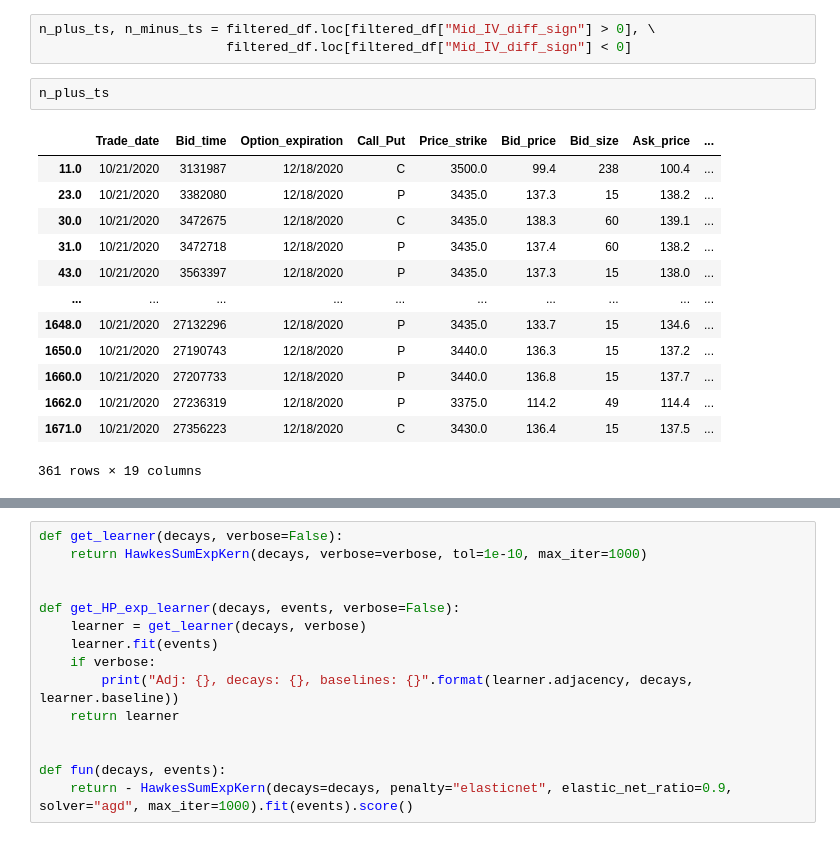
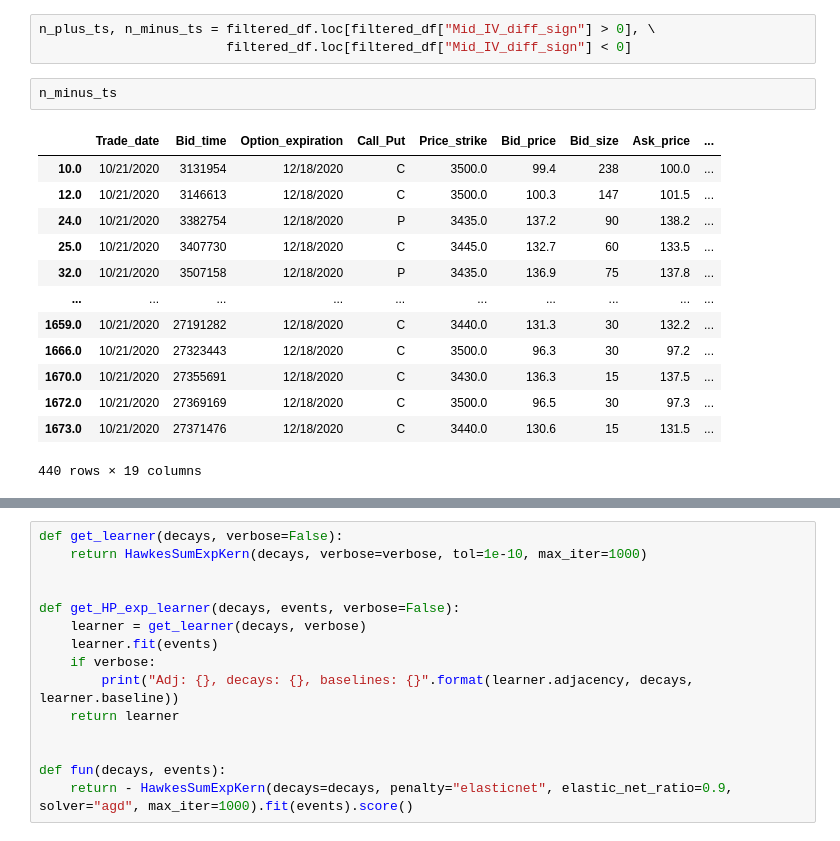
Before and after one commit to eugene195/HPVol, a Jupyter notebook: Data_plots.ipynb, the cells around one changed output, grey strips where cells are left out. Drawn from its saved outputs; the diff is of its cells as text.

```diff
--- a/Data_plots.ipynb
+++ b/Data_plots.ipynb
@@ -198,20 +191,20 @@ show_ts_df(filtered_df)
 # %%
 n_plus_ts, n_minus_ts = filtered_df.loc[filtered_df["Mid_IV_diff_sign"] > 0], \
                         filtered_df.loc[filtered_df["Mid_IV_diff_sign"] < 0]
-# %%
-n_plus_ts
-# %% [output]
-|  | Trade_date | Bid_time | Option_expiration | Call_Put | Price_strike | Bid_price | Bid_size | Ask_price | ... |
-| 11.0 | 10/21/2020 | 3131987 | 12/18/2020 | C | 3500.0 | 99.4 | 238 | 100.4 | ... |
-| 23.0 | 10/21/2020 | 3382080 | 12/18/2020 | P | 3435.0 | 137.3 | 15 | 138.2 | ... |
-| 30.0 | 10/21/2020 | 3472675 | 12/18/2020 | C | 3435.0 | 138.3 | 60 | 139.1 | ... |
-| 31.0 | 10/21/2020 | 3472718 | 12/18/2020 | P | 3435.0 | 137.4 | 60 | 138.2 | ... |
-| 43.0 | 10/21/2020 | 3563397 | 12/18/2020 | P | 3435.0 | 137.3 | 15 | 138.0 | ... |
-| ... | ... | ... | ... | ... | ... | ... | ... | ... | ... |
-| 1648.0 | 10/21/2020 | 27132296 | 12/18/2020 | P | 3435.0 | 133.7 | 15 | 134.6 | ... |
-| 1650.0 | 10/21/2020 | 27190743 | 12/18/2020 | P | 3440.0 | 136.3 | 15 | 137.2 | ... |
-| 1660.0 | 10/21/2020 | 27207733 | 12/18/2020 | P | 3440.0 | 136.8 | 15 | 137.7 | ... |
-| 1662.0 | 10/21/2020 | 27236319 | 12/18/2020 | P | 3375.0 | 114.2 | 49 | 114.4 | ... |
-| 1671.0 | 10/21/2020 | 27356223 | 12/18/2020 | C | 3430.0 | 136.4 | 15 | 137.5 | ... |
-361 rows × 19 columns
+# %%
+n_minus_ts
+# %% [output]
+|  | Trade_date | Bid_time | Option_expiration | Call_Put | Price_strike | Bid_price | Bid_size | Ask_price | ... |
+| 10.0 | 10/21/2020 | 3131954 | 12/18/2020 | C | 3500.0 | 99.4 | 238 | 100.0 | ... |
+| 12.0 | 10/21/2020 | 3146613 | 12/18/2020 | C | 3500.0 | 100.3 | 147 | 101.5 | ... |
+| 24.0 | 10/21/2020 | 3382754 | 12/18/2020 | P | 3435.0 | 137.2 | 90 | 138.2 | ... |
+| 25.0 | 10/21/2020 | 3407730 | 12/18/2020 | C | 3445.0 | 132.7 | 60 | 133.5 | ... |
+| 32.0 | 10/21/2020 | 3507158 | 12/18/2020 | P | 3435.0 | 136.9 | 75 | 137.8 | ... |
+| ... | ... | ... | ... | ... | ... | ... | ... | ... | ... |
+| 1659.0 | 10/21/2020 | 27191282 | 12/18/2020 | C | 3440.0 | 131.3 | 30 | 132.2 | ... |
+| 1666.0 | 10/21/2020 | 27323443 | 12/18/2020 | C | 3500.0 | 96.3 | 30 | 97.2 | ... |
+| 1670.0 | 10/21/2020 | 27355691 | 12/18/2020 | C | 3430.0 | 136.3 | 15 | 137.5 | ... |
+| 1672.0 | 10/21/2020 | 27369169 | 12/18/2020 | C | 3500.0 | 96.5 | 30 | 97.3 | ... |
+| 1673.0 | 10/21/2020 | 27371476 | 12/18/2020 | C | 3440.0 | 130.6 | 15 | 131.5 | ... |
+440 rows × 19 columns
 # %%
```
Also changed, not shown: parts of 21 cells of this notebook.
